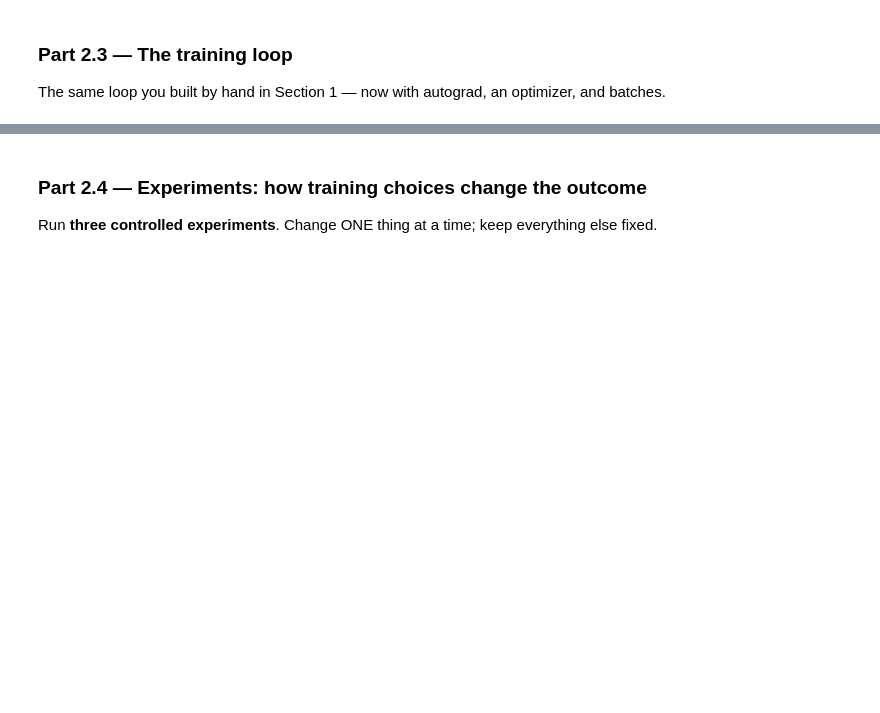
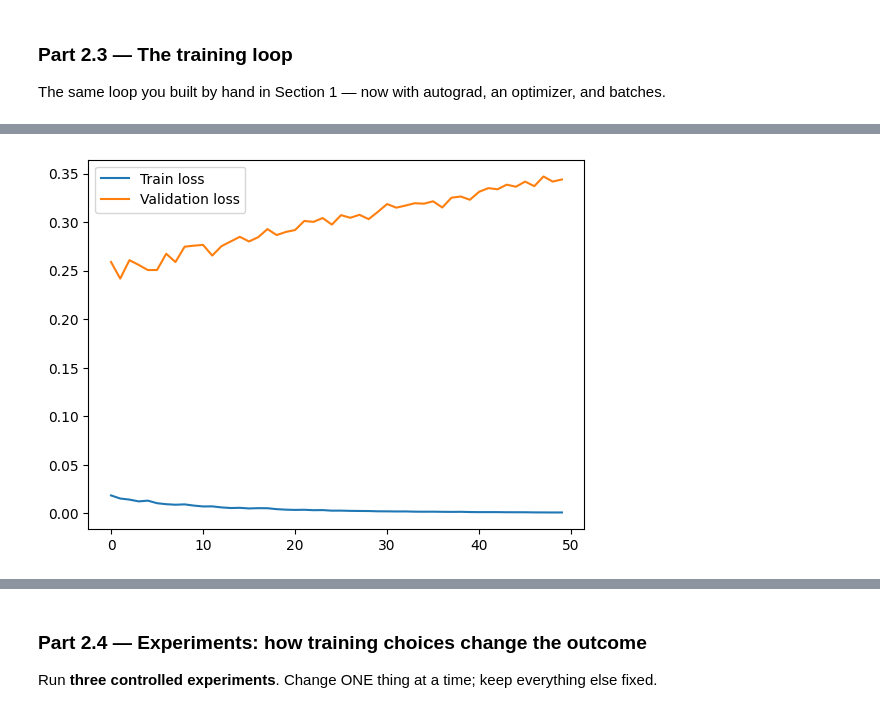
Before and after one commit to Karen-Kwatia/Lab-3, a Jupyter notebook: Lab3/Lab_3.ipynb, the cells around one changed output, grey strips where cells are left out. Drawn from its saved outputs; the diff is of its cells as text; code cells hidden in the pictures; blank space fills up the shorter version.

```diff
--- a/Lab3/Lab_3.ipynb
+++ b/Lab3/Lab_3.ipynb
@@ -447,18 +447,95 @@ The same loop you built by hand in Section 1 — now with autograd, an optimizer
 # %%
 # TODO: criterion = nn.CrossEntropyLoss()
 #       optimizer = torch.optim.Adam(model.parameters(), lr=1e-3)   # or SGD — justify
+criterion = nn.CrossEntropyLoss()
+optimizer = torch.optim.Adam(model.parameters(), lr=1e-3)
+ #I used Adam because it is more advanced and combines the adavantages of Momentum and RMSprop techniques to adjust rates during learning.
+ #It adjist step size based on gradient history instead of using a specific learning history.
 
 # TODO: Train for at least 50 epochs. Each epoch:
-#   1. model.train(); for xb, yb in train_loader:
-#        optimizer.zero_grad()
-#        logits = model(xb.to(DEVICE))
-#        loss = criterion(logits, yb.to(DEVICE))
-#        loss.backward()          # <- the backprop you wrote by hand in Part 1.2
-#        optimizer.step()         # <- the update rule you wrote in Part 1.1
-#   2. model.eval() + torch.no_grad(): compute loss AND accuracy on train and validation sets
+# model.train()
+# for xb, yb in train_loader:
+#    optimizer.zero_grad()
+#    logits = model(xb.to(DEVICE))
+#    loss = criterion(logits, yb.to(DEVICE))
+#    loss.backward()          # <- the backprop you wrote by hand in Part 1.2
+#    optimizer.step()         # <- the update rule you wrote in Part 1.1
+#    model.eval() + torch.no_grad(): compute loss AND accuracy on train and validation sets
+
+train_losses=[]
+train_accuracies=[]
+val_losses=[]
+val_accuracies=[]
+best_val_accuracy = 0
+
+for epoch in range(50):
+    model.train()
+    for xb, yb in train_loader:
+        optimizer.zero_grad()
+        logits = model(xb.to(DEVICE))
+        loss = criterion(logits, yb.to(DEVICE))
+        loss.backward()
+        optimizer.step()
+    model.eval()
+    with torch.no_grad():
+      train_loss = 0 #to calculate the running total of each loss
+      train_correct = 0 #to calculate the correct total of each loss
+      train_total = 0  #to calaculate the total number checked so far
+      for xb,yb in train_loader:
+        logits = model(xb.to(DEVICE))
+        loss=criterion(logits,yb.to(DEVICE))
+        train_loss += loss.item() * xb.size(0)
+        predictions = torch.argmax(logits, dim=1)
+        train_correct += (predictions == yb.to(DEVICE)).sum().item()
+        train_total += xb.size(0)
+      train_accuracy = train_correct / train_total
+      val_loss=0
+      val_correct=0
+      val_total=0
+      for xb,yb in val_loader:
+        logits = model(xb.to(DEVICE))
+        loss=criterion(logits,yb.to(DEVICE))
+        val_loss += loss.item() * xb.size(0)
+        predictions = torch.argmax(logits, dim=1)
+        val_correct += (predictions == yb.to(DEVICE)).sum().item()
+        val_total += xb.size(0)
+      val_accuracy=val_correct/val_total
+      train_losses.append(train_loss/train_total)
+      train_accuracies.append(train_accuracy)
+      val_losses.append(val_loss/val_total)
+      val_accuracies.append(val_accuracy)
+
+      if val_accuracy > best_val_accuracy:
+        best_val_accuracy = val_accuracy
+        torch.save(model.state_dict(), "ffn_best.pt")
+
+
+      print(f"Epoch {epoch+1}: train_loss={train_loss/train_total:.4f}, train_acc={train_accuracy:.4f}, val_loss={val_loss/val_total:.4f}, val_acc={val_accuracy:.4f}")
+
+
+
+
+
+
+
+
+
 #   3. Append everything to history lists; print a one-line summary per epoch.
 
 # TODO: Save the best model (highest validation accuracy):
 #   torch.save(model.state_dict(), "ffn_best.pt")
+torch.save(model.state_dict(),"ffn_best.pt")
 
 # TODO: Plot loss curves (train + val) and accuracy curves (train + val), with legends.
+plt.plot(train_losses,label='Train loss')
+plt.plot(val_losses,label='Validation loss')
+plt.legend()
+plt.show()
+
+plt.plot(train_accuracies,label='Train accuracy')
+plt.plot(val_accuracies,label='Validation accuracy')
+
+plt.legend()
+
+plt.show()
+# %% [output]
@@ -464,0 +559 @@ The same loop you built by hand in Section 1 — now with autograd, an optimizer
+[figure, added]
```
Also changed, not shown: parts of 3 cells of this notebook.
